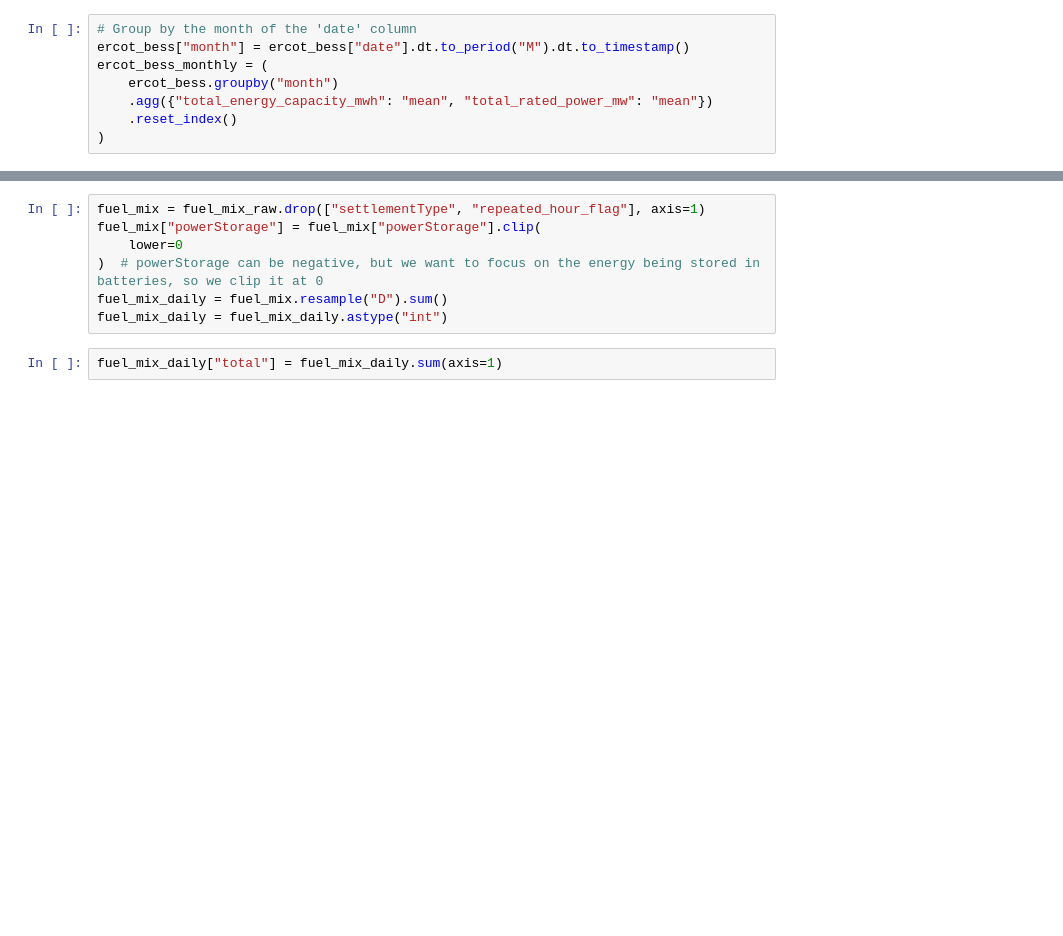
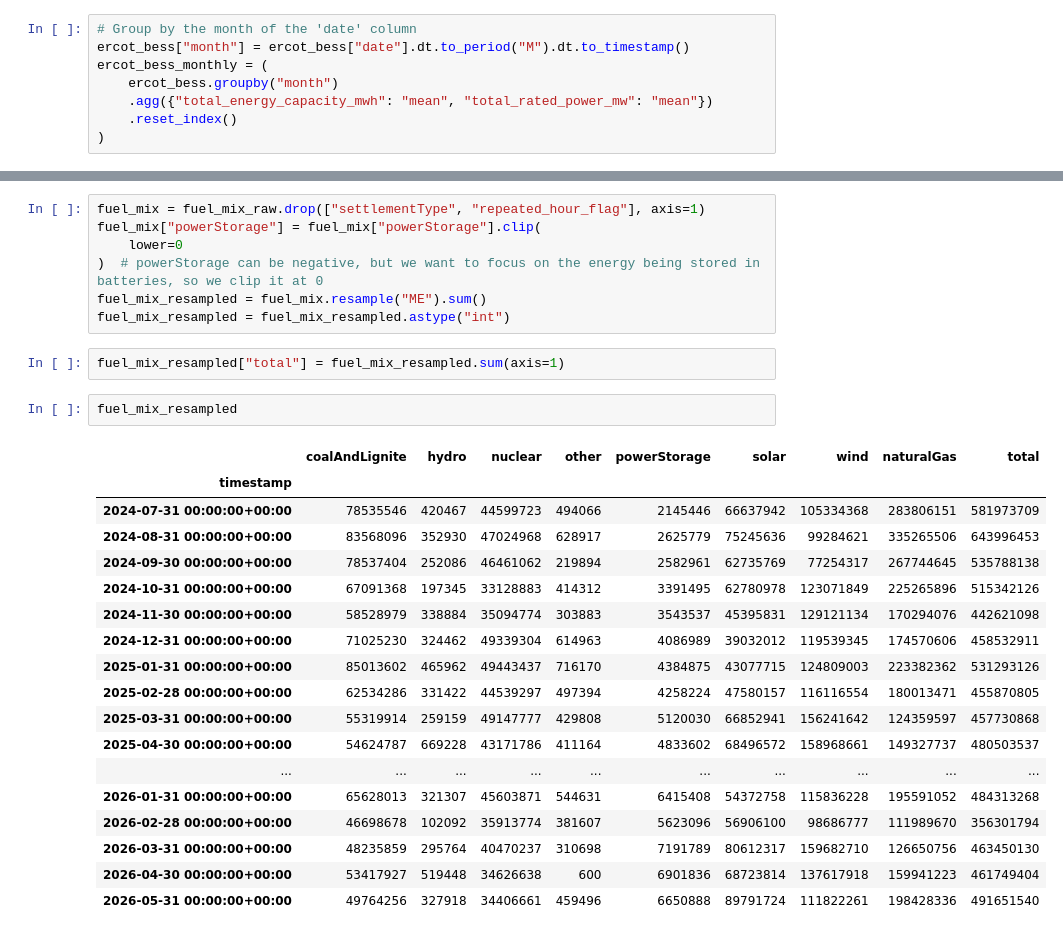
Before and after one commit to andrewkittredge/modo_energy, a Jupyter notebook: ERCOT_BESS.ipynb, the cells around one changed output, grey strips where cells are left out. Drawn from its saved outputs; the diff is of its cells as text; blank space fills up the shorter version.

```diff
--- a/ERCOT_BESS.ipynb
+++ b/ERCOT_BESS.ipynb
@@ -34,10 +37,31 @@ fuel_mix = fuel_mix_raw.drop(["settlementType", "repeated_hour_flag"], axis=1)
 fuel_mix["powerStorage"] = fuel_mix["powerStorage"].clip(
     lower=0
 )  # powerStorage can be negative, but we want to focus on the energy being stored in batteries, so we clip it at 0
-fuel_mix_daily = fuel_mix.resample("D").sum()
-fuel_mix_daily = fuel_mix_daily.astype("int")
+fuel_mix_resampled = fuel_mix.resample("ME").sum()
+fuel_mix_resampled = fuel_mix_resampled.astype("int")
 # %%
-fuel_mix_daily["total"] = fuel_mix_daily.sum(axis=1)
+fuel_mix_resampled["total"] = fuel_mix_resampled.sum(axis=1)
+# %%
+fuel_mix_resampled
+# %% [output]
+|  | coalAndLignite | hydro | nuclear | other | powerStorage | solar | wind | naturalGas | total |
+| timestamp |  |  |  |  |  |  |  |  |  |
+| 2024-07-31 00:00:00+00:00 | 78535546 | 420467 | 44599723 | 494066 | 2145446 | 66637942 | 105334368 | 283806151 | 581973709 |
+| 2024-08-31 00:00:00+00:00 | 83568096 | 352930 | 47024968 | 628917 | 2625779 | 75245636 | 99284621 | 335265506 | 643996453 |
+| 2024-09-30 00:00:00+00:00 | 78537404 | 252086 | 46461062 | 219894 | 2582961 | 62735769 | 77254317 | 267744645 | 535788138 |
+| 2024-10-31 00:00:00+00:00 | 67091368 | 197345 | 33128883 | 414312 | 3391495 | 62780978 | 123071849 | 225265896 | 515342126 |
+| 2024-11-30 00:00:00+00:00 | 58528979 | 338884 | 35094774 | 303883 | 3543537 | 45395831 | 129121134 | 170294076 | 442621098 |
+| 2024-12-31 00:00:00+00:00 | 71025230 | 324462 | 49339304 | 614963 | 4086989 | 39032012 | 119539345 | 174570606 | 458532911 |
+| 2025-01-31 00:00:00+00:00 | 85013602 | 465962 | 49443437 | 716170 | 4384875 | 43077715 | 124809003 | 223382362 | 531293126 |
+| 2025-02-28 00:00:00+00:00 | 62534286 | 331422 | 44539297 | 497394 | 4258224 | 47580157 | 116116554 | 180013471 | 455870805 |
+| 2025-03-31 00:00:00+00:00 | 55319914 | 259159 | 49147777 | 429808 | 5120030 | 66852941 | 156241642 | 124359597 | 457730868 |
+| 2025-04-30 00:00:00+00:00 | 54624787 | 669228 | 43171786 | 411164 | 4833602 | 68496572 | 158968661 | 149327737 | 480503537 |
+| ... | ... | ... | ... | ... | ... | ... | ... | ... | ... |
+| 2026-01-31 00:00:00+00:00 | 65628013 | 321307 | 45603871 | 544631 | 6415408 | 54372758 | 115836228 | 195591052 | 484313268 |
+| 2026-02-28 00:00:00+00:00 | 46698678 | 102092 | 35913774 | 381607 | 5623096 | 56906100 | 98686777 | 111989670 | 356301794 |
+| 2026-03-31 00:00:00+00:00 | 48235859 | 295764 | 40470237 | 310698 | 7191789 | 80612317 | 159682710 | 126650756 | 463450130 |
+| 2026-04-30 00:00:00+00:00 | 53417927 | 519448 | 34626638 | 600 | 6901836 | 68723814 | 137617918 | 159941223 | 461749404 |
+| 2026-05-31 00:00:00+00:00 | 49764256 | 327918 | 34406661 | 459496 | 6650888 | 89791724 | 111822261 | 198428336 | 491651540 |
 # %%
 fig, ax1 = plt.subplots(figsize=(12, 6))
 ax1.plot(
```
Also changed, not shown: parts of 5 cells of this notebook.
